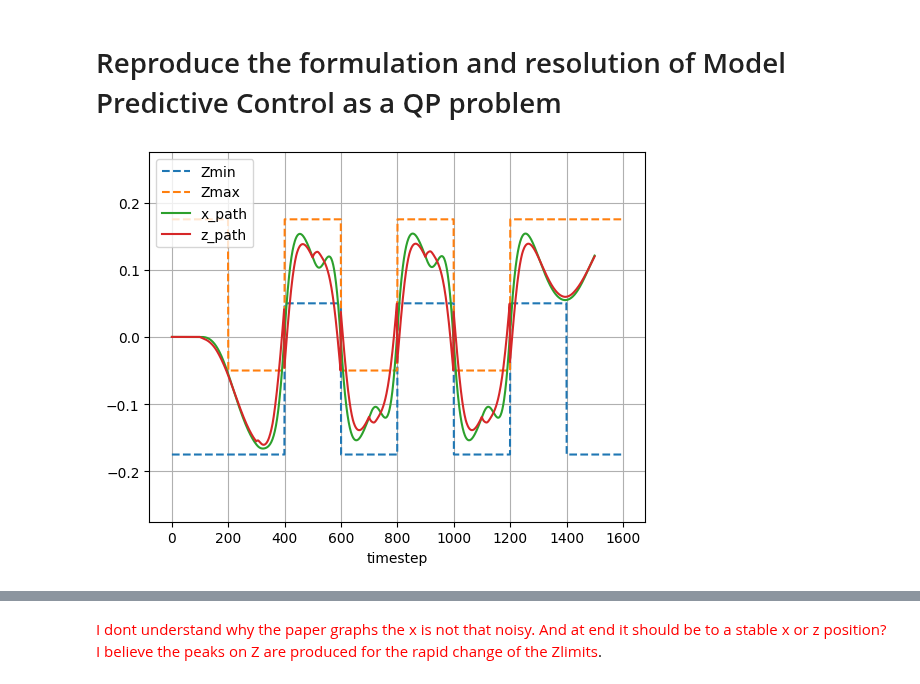
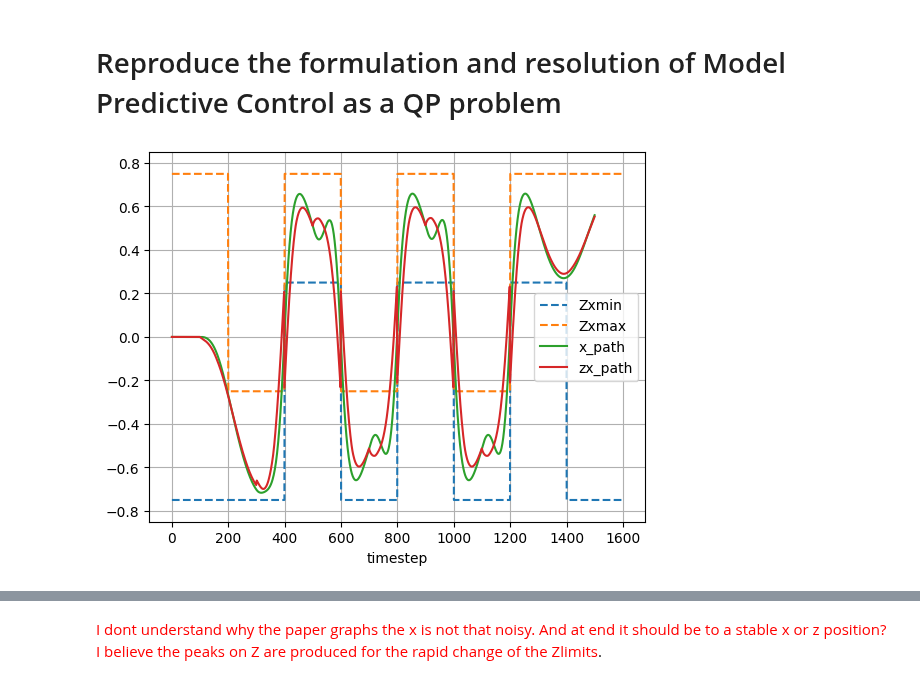
Before and after one commit to taguirre19/robotics-project, a Jupyter notebook: QP_Solvers.ipynb, the cells around one changed output, grey strips where cells are left out. Drawn from its saved outputs; the diff is of its cells as text; code cells hidden in the pictures.

Commit message:
Solve for both x and y

```diff
--- a/QP_Solvers.ipynb
+++ b/QP_Solvers.ipynb
@@ -15,23 +18,25 @@ import time
+# %%
+T = 5 * 1e-3
+g = 9.87
+h_CoM = 0.08
+N = 100
+
+robot_feet = feet(spread=0.4, length=0.2, width=0.5, right=foot(-0.5, 0), left=foot(+0.5, 0))
+
+
+mpc = MPCParams(T, N, h_CoM, g, robot_feet, duration=8)
 # %%
-T = 5 * 1e-3
-g = 9.87
-h_CoM = 0.08
-N = 100
+Zxmin, Zxmax = mpc.Zmin[0], mpc.Zmax[0]
+x_path, zx_path, jerks = mpc.solve(Zxmin, Zxmax, coord='x')
 
-mpc = MPCParams(T, N, h_CoM, g, duration=8)
-
-Zmin, Zmax = mpc.Zmin, mpc.Zmax
-solver = 'daqp'
-x_path, z_path, jerks = mpc.solve(Zmin, Zmax, solver)
-
-plt.plot(Zmin,'--', label= 'Zmin')
-plt.plot(Zmax,'--', label="Zmax")
+plt.plot(Zxmin,'--', label= 'Zxmin')
+plt.plot(Zxmax,'--', label="Zxmax")
 plt.plot(x_path, label="x_path")
-plt.plot(z_path, label="z_path")
+plt.plot(zx_path, label="zx_path")
 plt.xlabel('timestep')
-plt.ylim(min(Zmin)-0.1, max(Zmax)+0.1)
+plt.ylim(min(Zxmin)-0.1, max(Zxmax)+0.1)
 
 plt.legend()
 plt.grid()
 # %% [output]
-[figure, old version]
+[figure, new version]
```
Also changed, not shown: parts of 4 cells of this notebook, 1 other file.
